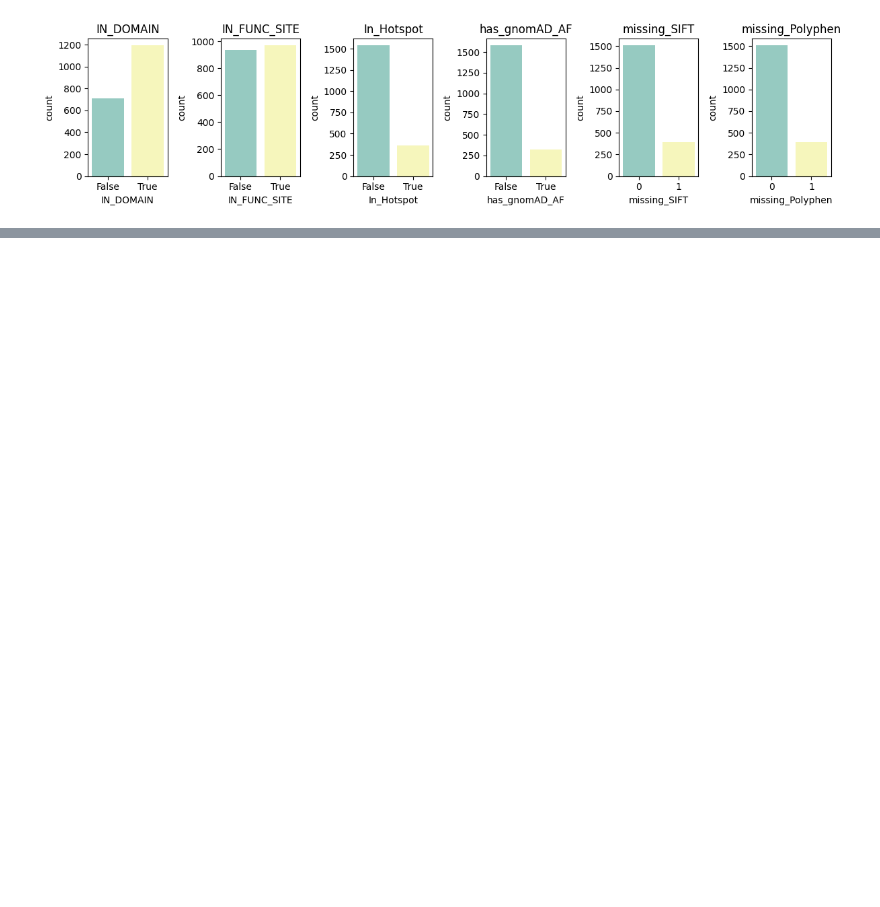
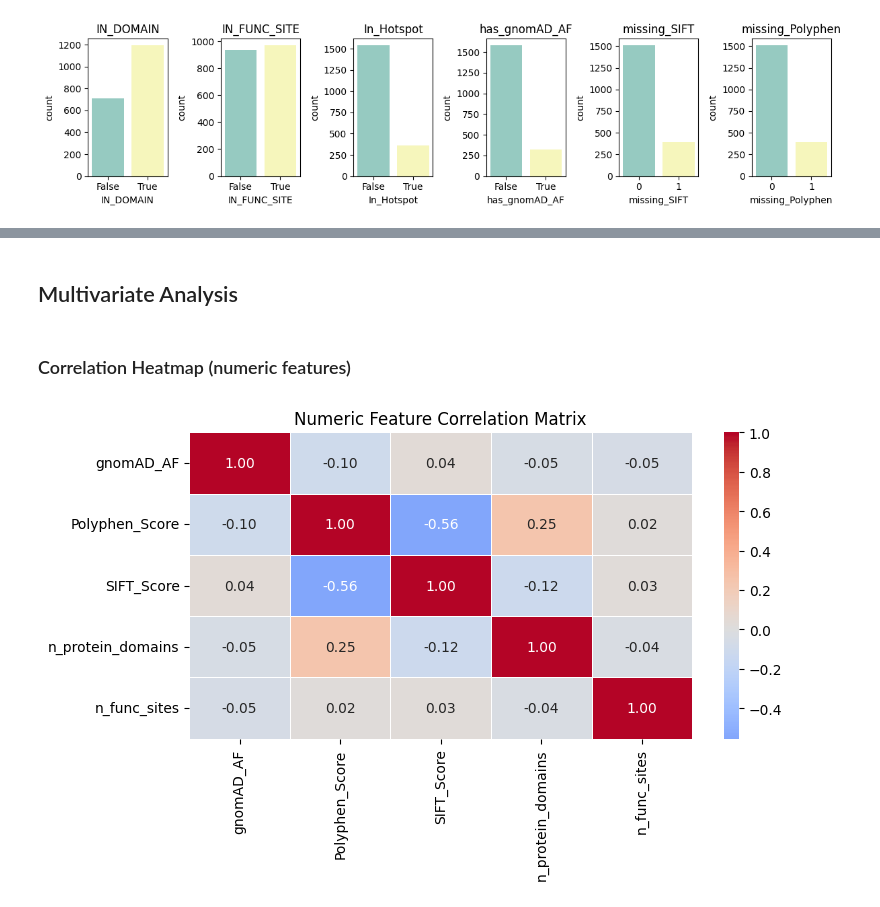
Before and after one commit to anekleiven/machine_learning_pipeline, a Jupyter notebook: 02_Exploratory_Analysis.ipynb, the cells around one changed output, grey strips where cells are left out. Drawn from its saved outputs; the diff is of its cells as text; code cells hidden in the pictures; blank space fills up the shorter version.

```diff
--- a/02_Exploratory_Analysis.ipynb
+++ b/02_Exploratory_Analysis.ipynb
@@ -214,0 +262,18 @@ NameError: name 'categorical_cols_cols' is not defined
+# %% [markdown]
+## Multivariate Analysis
+# %% [markdown]
+### Correlation Heatmap (numeric features)
+# %%
+numeric_cols = ["gnomAD_AF", "Polyphen_Score", "SIFT_Score",
+                "n_protein_domains", "n_func_sites"]
+
+plt.figure(figsize=(8,5))
+sns.heatmap(ml_data[numeric_cols].corr(),
+            annot=True, fmt=".2f", cmap="coolwarm",
+            center=0, edgecolor="white", linewidths=0.5)
+plt.title("Numeric Feature Correlation Matrix")
+
+plt.tight_layout()
+plt.show()
+# %% [output]
+[figure, added]
```
Also changed, not shown: parts of 14 cells of this notebook.
